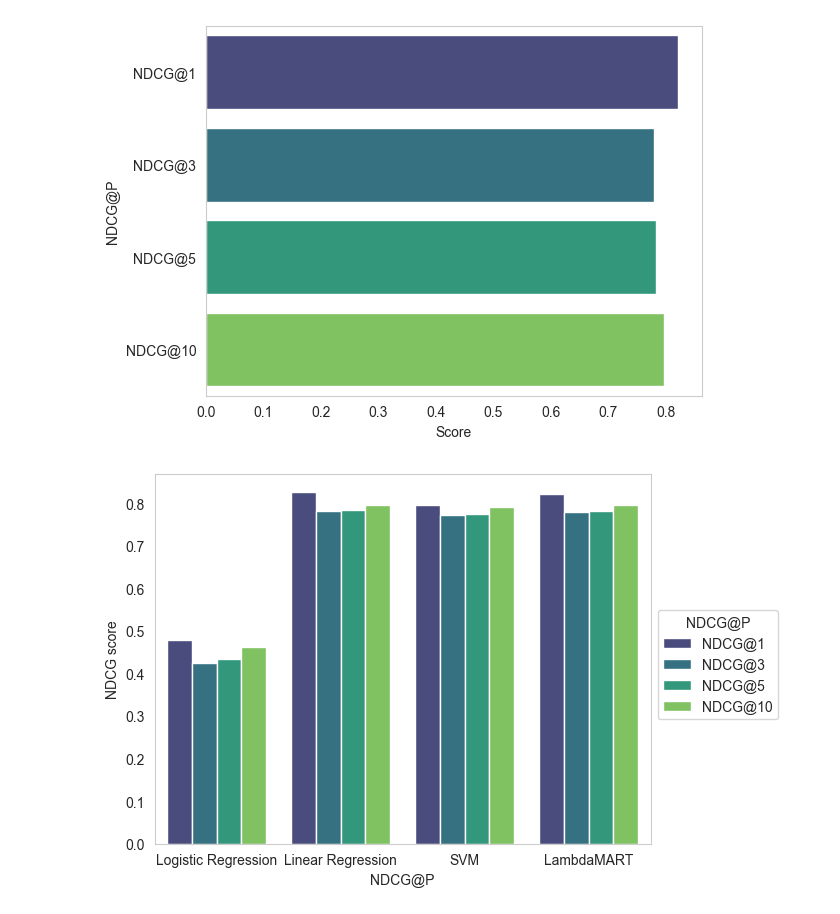
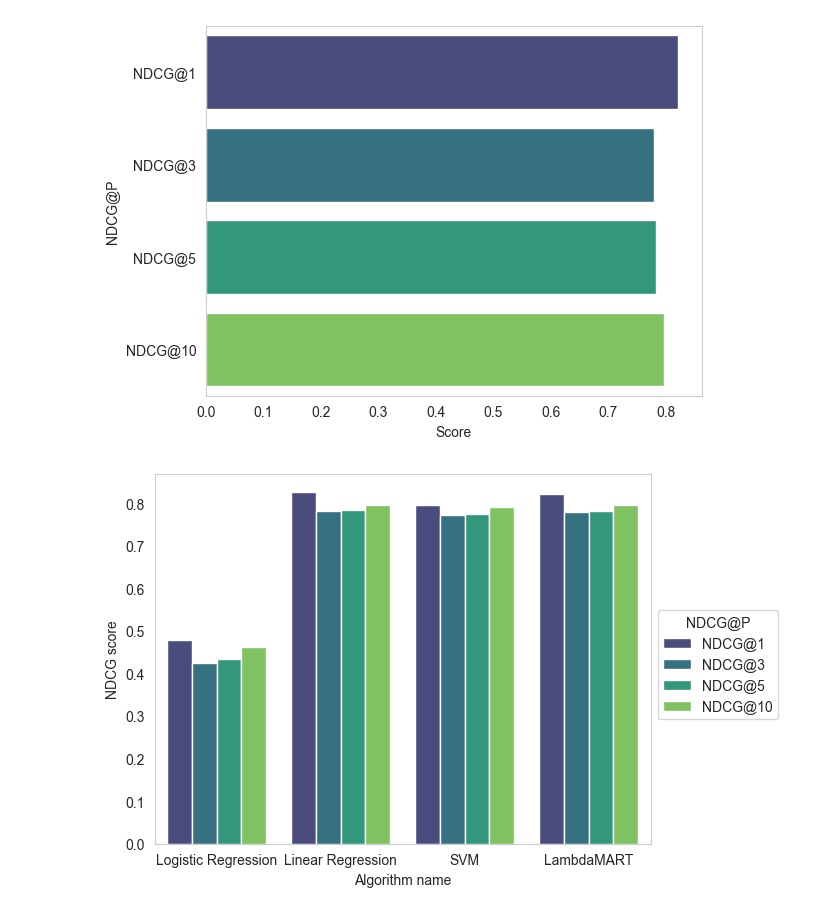
Before and after one commit to aminul7506/CS-412-Fall-2023, a Jupyter notebook: Source/plots.ipynb, the cells around one changed output. Drawn from its saved outputs; the diff is of its cells as text; code cells hidden in the pictures.

```diff
--- a/Source/plots.ipynb
+++ b/Source/plots.ipynb
@@ -227,32 +227,32 @@ data = {'Algorithm name': ["Logistic Regression", "Logistic Regression",
                   "NDCG@1", "NDCG@3", "NDCG@5", "NDCG@10",
                   "NDCG@1", "NDCG@3", "NDCG@5", "NDCG@10",
                   "NDCG@1", "NDCG@3", "NDCG@5", "NDCG@10"],
             'NDCG score': [0.4789, 0.4250, 0.4340, 0.4620,
                         0.8269, 0.7815, 0.7840, 0.7953,
                         0.7952, 0.7712, 0.7746, 0.7912,
                         0.8216, 0.7792, 0.7827, 0.7964
                         ]}
 
 df = pd.DataFrame(data)
 df.head()
 
 
 # draw line plots
 ax = sns.barplot(data=df,
                     x="Algorithm name", y="NDCG score", hue='NDCG@P',
                     palette=sns.color_palette('viridis', n_colors=4))
 
 # add descriptive xlabel, ylabel, and title
 ax.grid(False)
 ax.set_title('')
-ax.set(xlabel='NDCG@P', ylabel='NDCG score')
+ax.set(xlabel='Algorithm name', ylabel='NDCG score')
 ax.tick_params(axis='x', labelrotation=0)
 # ax.set_xticks([100, 200, 300, 400])
 
 # customize legend
 labels = ["NDCG@1", "NDCG@3", "NDCG@5", "NDCG@10"]
 h, l = ax.get_legend_handles_labels()
 ax.legend(h, labels, title='NDCG@P')
 sns.move_legend(ax, 'upper left', frameon=True, bbox_to_anchor=(1, 0.65))
 # %% [output]
-[figure, old version]
+[figure, new version]
```
Also changed, not shown: parts of 1 cell of this notebook.
